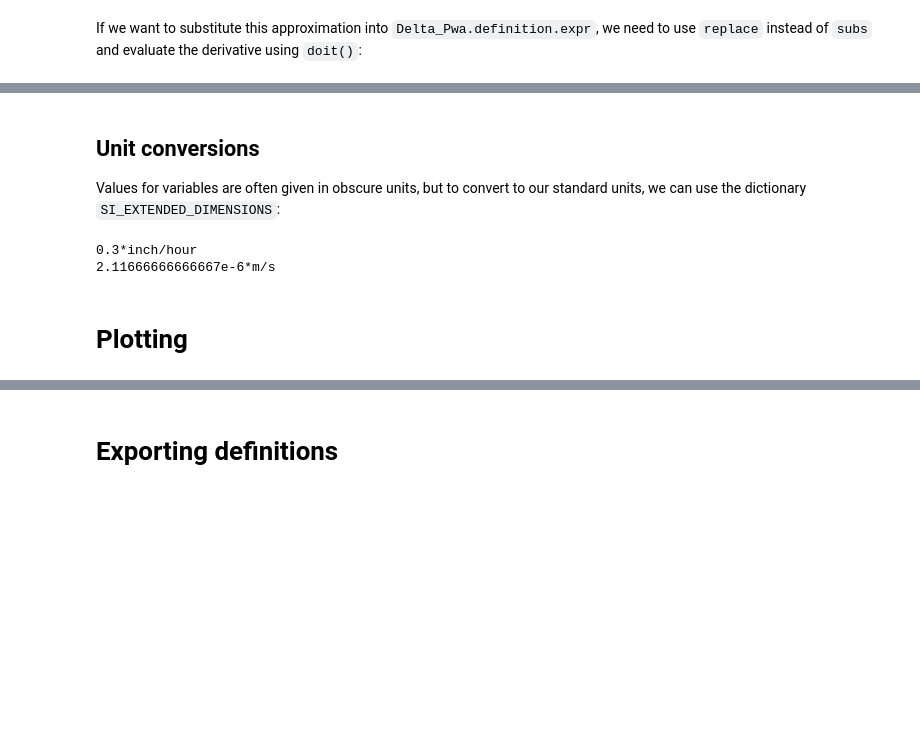
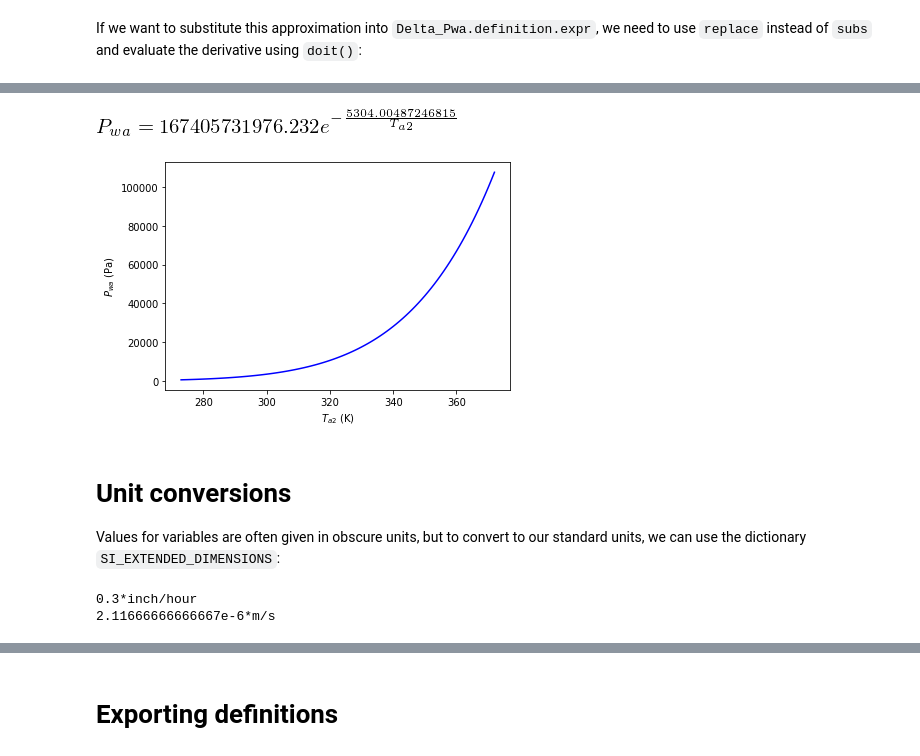
Before and after one commit to schymans/ESSM_jupyter_examples, a Jupyter notebook: api_documentation_master.ipynb, the cells around one changed output, grey strips where cells are left out. Drawn from its saved outputs; the diff is of its cells as text; code cells hidden in the pictures; blank space fills up the shorter version.

```diff
--- a/api_documentation_master.ipynb
+++ b/api_documentation_master.ipynb
@@ -426,5 +639,16 @@ plot_expr(expr.subs(Variable.__defaults__), T_g, Delta_Pwa, 273, 373)
+# %%
+expr_Delta = eq_Pwa_CC.rhs.diff(T_g)
+expr = Eq(P_wa, eq_Pwa_Delta.rhs.replace(Delta_Pwa, expr_Delta).doit())
+vdict = Variable.__defaults__.copy()
+vdict[T_a1] = 273.
+vdict[P_wa1] = eq_Pwa_CC.rhs.subs(T_g, T_a1).subs(vdict)
+display(expr.subs(vdict))
+p = plot_expr2((T_a2, 273, 373), expr.subs(vdict))
+# %% [output]
+[figure, added]
+[figure, added]
 # %% [markdown]
-## Unit conversions
+# Unit conversions
 Values for variables are often given in obscure units, but to convert to our standard units, we can use the dictionary `SI_EXTENDED_DIMENSIONS`:
 # %%
 from sympy.physics.units import convert_to, kilo, mega, joule, kilogram, meter, second, inch, hour
@@ -437,5 +661,3 @@ print(convert_to(value1*unit1, unit2))
 # %% [output]
 0.3*inch/hour
 2.11666666666667e-6*m/s
-# %% [markdown]
-# Plotting
```
Also changed, not shown: parts of 36 cells of this notebook.
